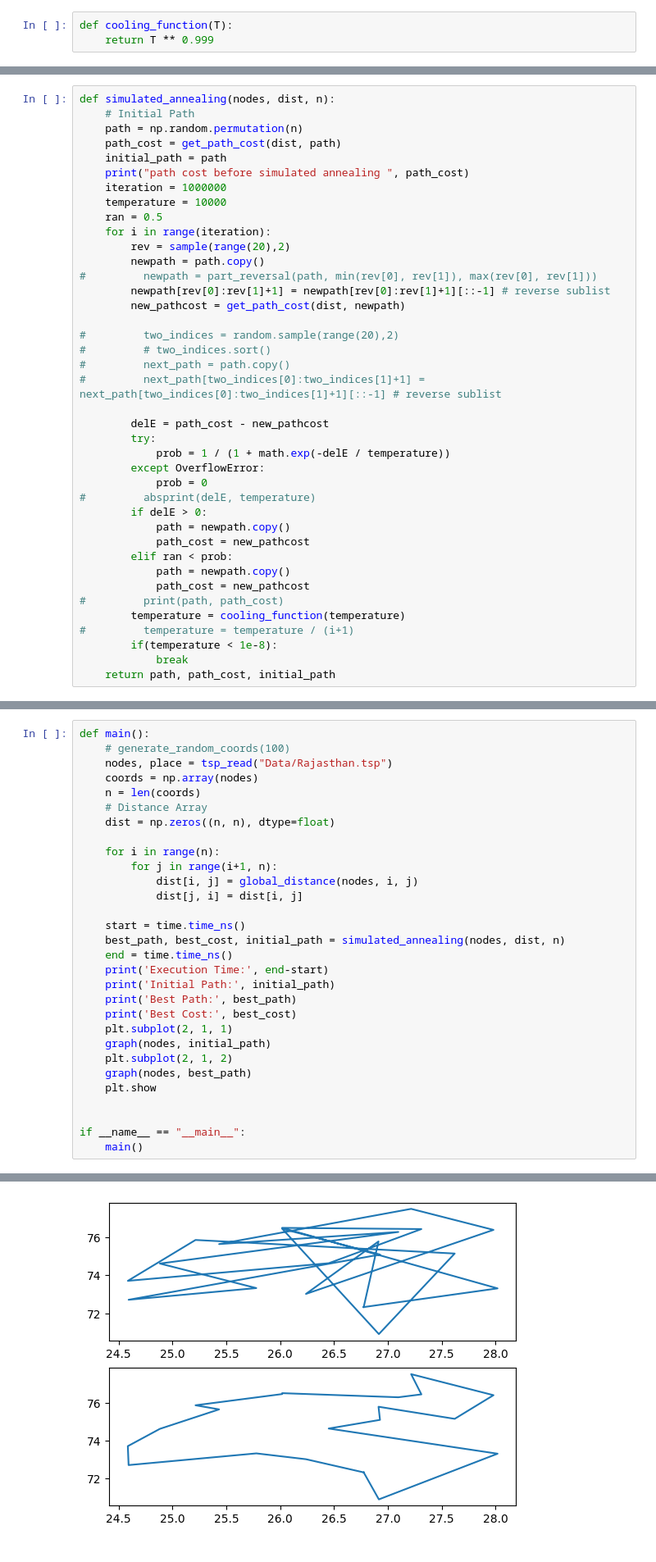
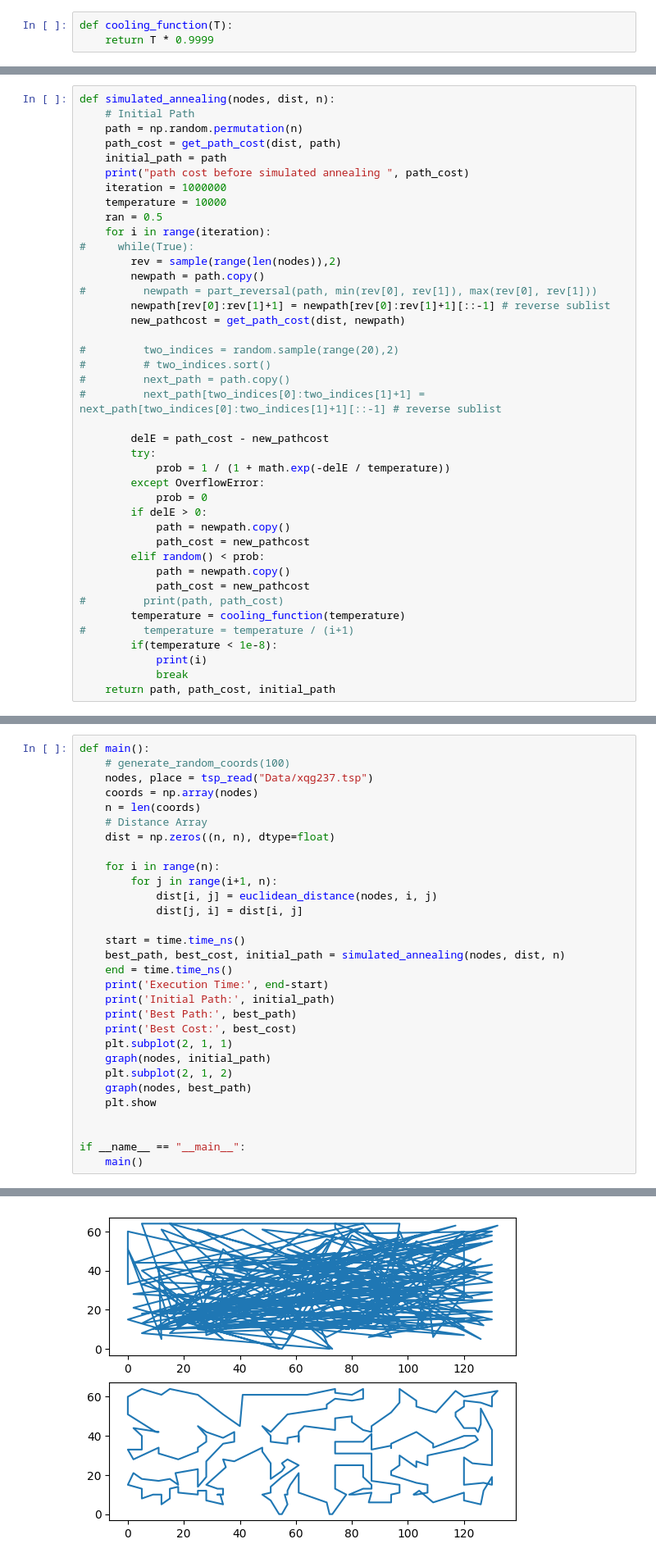
Before and after one commit to TeamThunderBolts/Lab3, a Jupyter notebook: main.ipynb, the cells around one changed output, grey strips where cells are left out. Shown at 82% size. Saved outputs shown, nothing was run; the diff lists cells and outputs as text.

```diff
--- a/main.ipynb
+++ b/main.ipynb
@@ -36,7 +36,7 @@ def global_distance(nodes,n1,n2):
     return distance
 # %%
 def cooling_function(T):
-    return T ** 0.999
+    return T * 0.9999
 # %%
 def get_path_cost(dist, path):
     cost = 0
@@ -62,7 +62,8 @@ def simulated_annealing(nodes, dist, n):
     temperature = 10000
     ran = 0.5
     for i in range(iteration):
-        rev = sample(range(20),2)
+#     while(True):
+        rev = sample(range(len(nodes)),2)
         newpath = path.copy()
 #         newpath = part_reversal(path, min(rev[0], rev[1]), max(rev[0], rev[1]))
         newpath[rev[0]:rev[1]+1] = newpath[rev[0]:rev[1]+1][::-1] # reverse sublist
@@ -78,17 +79,17 @@ def simulated_annealing(nodes, dist, n):
             prob = 1 / (1 + math.exp(-delE / temperature))
         except OverflowError:
             prob = 0
-#         absprint(delE, temperature)
         if delE > 0:
             path = newpath.copy()
             path_cost = new_pathcost
-        elif ran < prob:
+        elif random() < prob:
             path = newpath.copy()
             path_cost = new_pathcost
 #         print(path, path_cost)
         temperature = cooling_function(temperature)
 #         temperature = temperature / (i+1)
         if(temperature < 1e-8):
+            print(i)
             break
     return path, path_cost, initial_path
 # %%
@@ -107,7 +108,7 @@ def graph(nodes, path):
 # %%
 def main():
     # generate_random_coords(100)
-    nodes, place = tsp_read("Data/Rajasthan.tsp")
+    nodes, place = tsp_read("Data/xqg237.tsp")
     coords = np.array(nodes)
     n = len(coords)
     # Distance Array
@@ -115,7 +116,7 @@ def main():
 
     for i in range(n):
         for j in range(i+1, n):
-            dist[i, j] = global_distance(nodes, i, j)
+            dist[i, j] = euclidean_distance(nodes, i, j)
             dist[j, i] = dist[i, j]
 
     start = time.time_ns()
@@ -145 +156 @@ Best Cost: 1335.2146461902964
-[figure, old version]
+[figure, new version]
```
Also changed, not shown: parts of 1 cell of this notebook.
